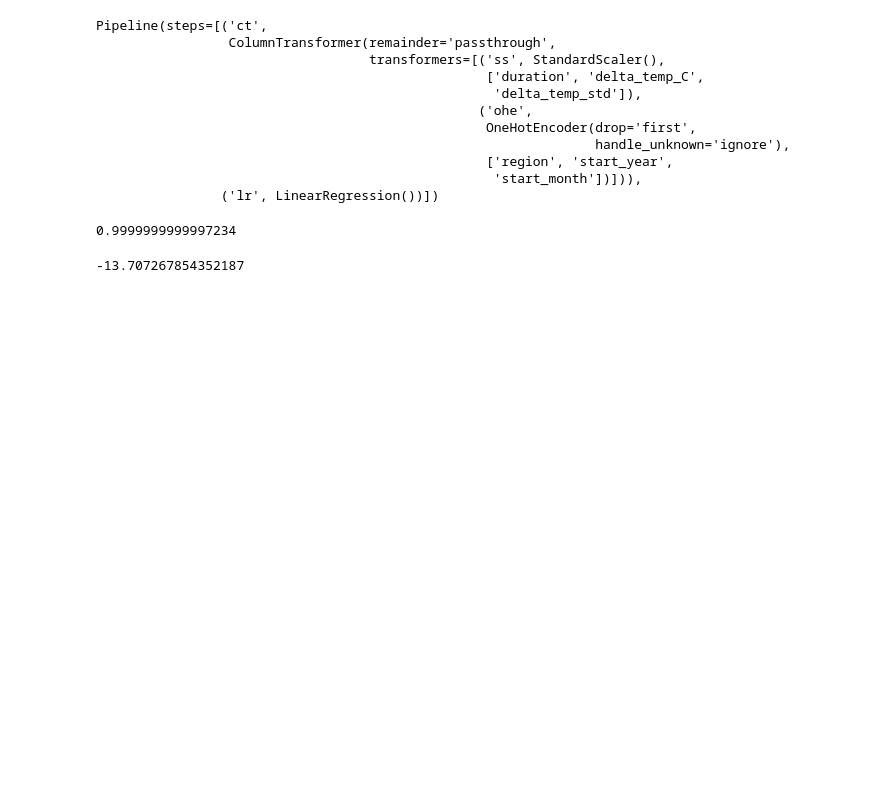
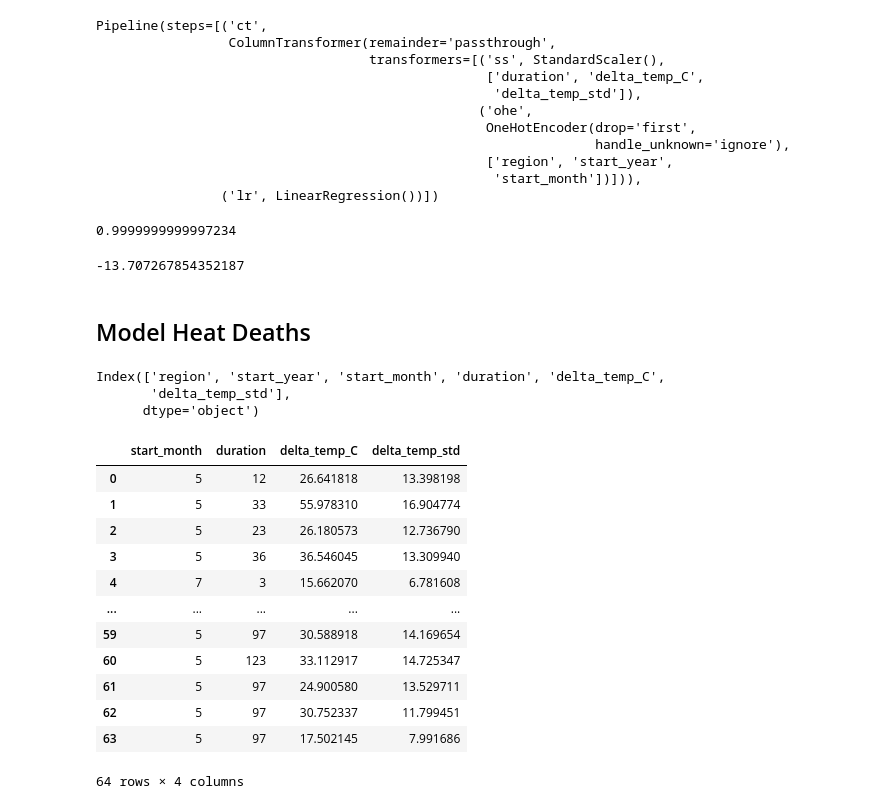
Before and after one commit to erindepree/project4, a Jupyter notebook: code/erin_model.ipynb, the cells around one changed output. Cells and saved outputs as stored; diff of their text form; code cells hidden in the pictures; blank space fills up the shorter version.

Commit message:
heat model working

```diff
--- a/code/erin_model.ipynb
+++ b/code/erin_model.ipynb
@@ -461,3 +461,29 @@ pipe_lr.score(X_train, y_train)
 pipe_lr.score(X_test, y_test)
 # %% [output]
 -13.707267854352187
+# %% [markdown]
+## Model Heat Deaths
+# %%
+Z.columns
+# %% [output]
+Index(['region', 'start_year', 'start_month', 'duration', 'delta_temp_C',
+       'delta_temp_std'],
+      dtype='object')
+# %%
+Z = hot_df.drop(columns=['country','subregion','region','start_year','location', 'start_date', 'end_date', 'duration_days', 'latitude', 'longitude', 'total_deaths', 'temperature'])
+# %%
+Z
+# %% [output]
+|  | start_month | duration | delta_temp_C | delta_temp_std |
+| 0 | 5 | 12 | 26.641818 | 13.398198 |
+| 1 | 5 | 33 | 55.978310 | 16.904774 |
+| 2 | 5 | 23 | 26.180573 | 12.736790 |
+| 3 | 5 | 36 | 36.546045 | 13.309940 |
+| 4 | 7 | 3 | 15.662070 | 6.781608 |
+| ... | ... | ... | ... | ... |
+| 59 | 5 | 97 | 30.588918 | 14.169654 |
+| 60 | 5 | 123 | 33.112917 | 14.725347 |
+| 61 | 5 | 97 | 24.900580 | 13.529711 |
+| 62 | 5 | 97 | 30.752337 | 11.799451 |
+| 63 | 5 | 97 | 17.502145 | 7.991686 |
+64 rows × 4 columns
```
Also changed, not shown: parts of 7 cells of this notebook.
